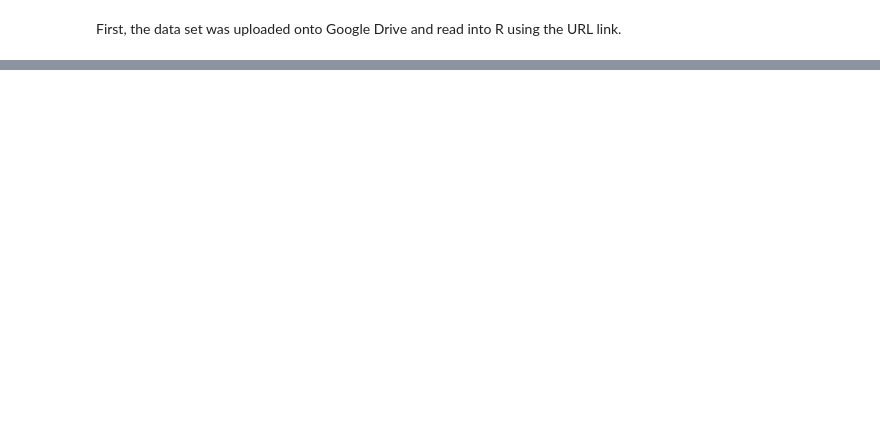
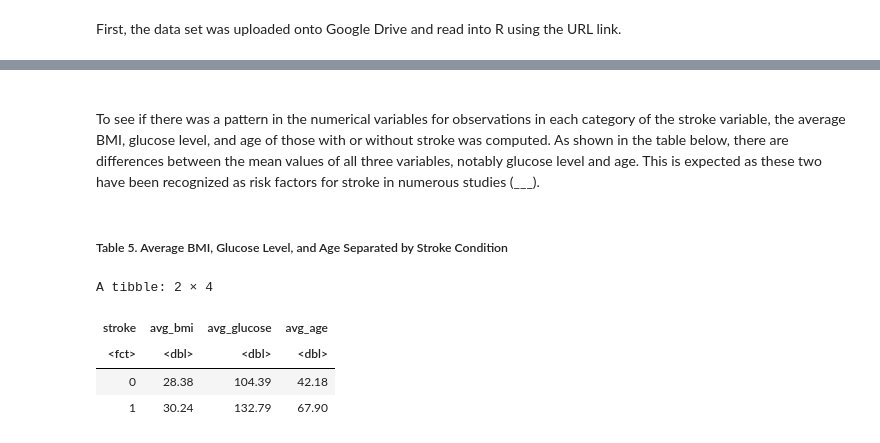
Before and after one commit to inigogrch/dsci-100-2022w2-group-29-section-007, a Jupyter notebook: Report.ipynb, the cells around one changed output, grey strips where cells are left out. Cells and saved outputs as stored; diff of their text form; code cells hidden in the pictures; blank space fills up the shorter version.

```diff
--- a/Report.ipynb
+++ b/Report.ipynb
@@ -104,0 +117,23 @@ A tibble: 2 × 3
+# %%
+brainstroke_split <- initial_split(brainstroke_data_v1, prop = 0.75, strata = stroke)
+
+brainstroke_training <- training(brainstroke_split)
+brainstroke_testing <- testing(brainstroke_split)
+# %% [markdown]
+<br> To see if there was a pattern in the numerical variables for observations in each category of the stroke variable, the average BMI, glucose level, and age of those with or without stroke was computed. As shown in the table below, there are differences between the mean values of all three variables, notably  glucose level and age. This is expected as these two have been recognized as risk factors for stroke in numerous studies (___).
+# %%
+stroke_bmi_gluc_age_avg <- brainstroke_training |>
+    group_by(stroke) |>
+    summarise(avg_bmi = round(mean(body_mass_index), 2),
+              avg_glucose = round(mean(avg_glucose_level), 2),
+              avg_age = round(mean(age), 2))
+# %% [markdown]
+##### Table 5. Average BMI, Glucose Level, and Age Separated by Stroke Condition
+# %%
+stroke_bmi_gluc_age_avg
+# %% [output]
+A tibble: 2 × 4
+| stroke | avg_bmi | avg_glucose | avg_age |
+| <fct> | <dbl> | <dbl> | <dbl> |
+| 0 | 28.38 | 104.39 | 42.18 |
+| 1 | 30.24 | 132.79 | 67.90 |
```
Also changed, not shown: parts of 54 cells of this notebook.
